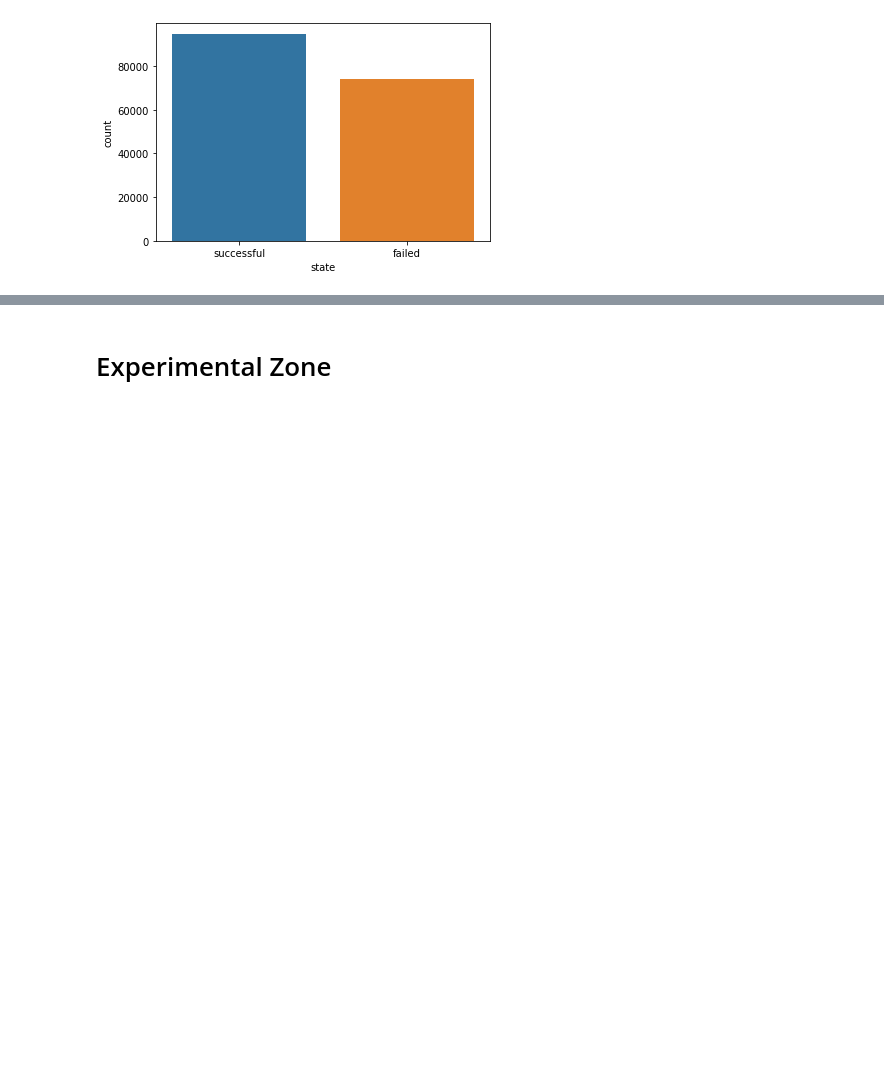
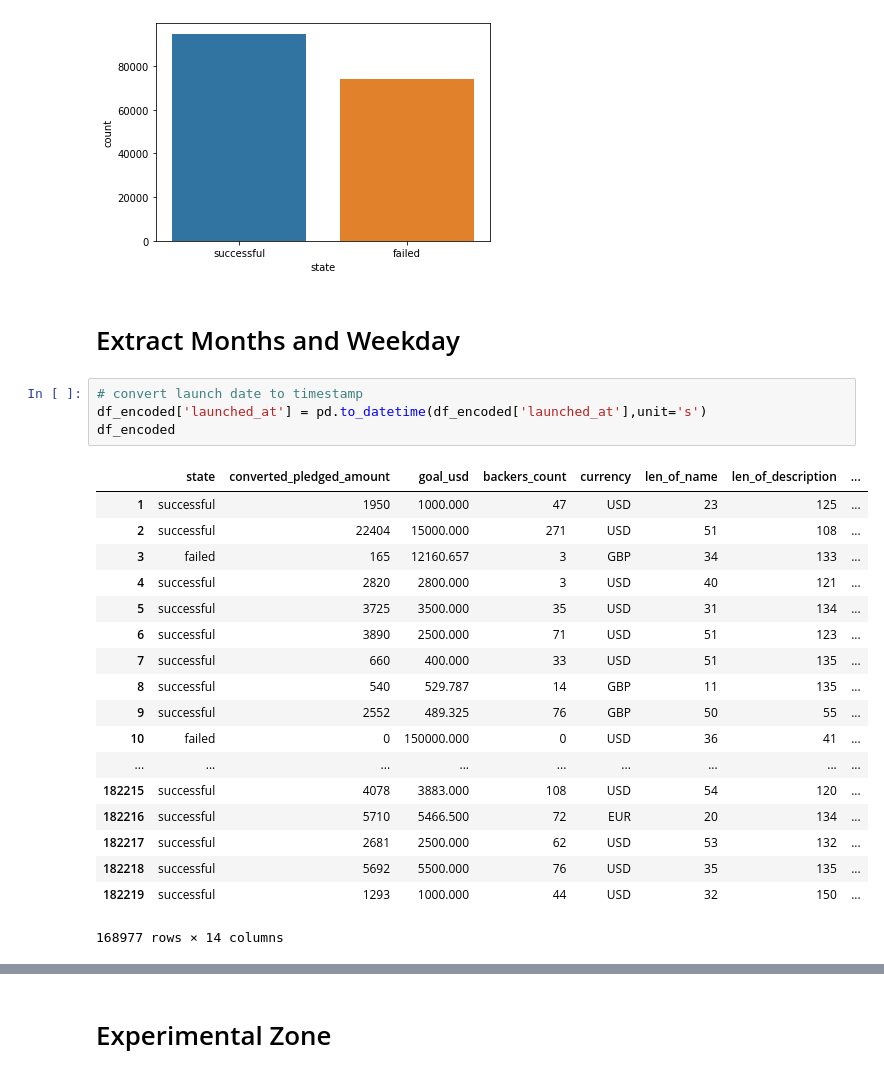
Before and after one commit to fabwerk90/Kickstarter---Project-Success-Prediction, a Jupyter notebook: Feature Engineering.ipynb, the cells around one changed output, grey strips where cells are left out. Cells and saved outputs as stored; diff of their text form; blank space fills up the shorter version.

Commit message:
extracted weekdays and months

```diff
--- a/Feature Engineering.ipynb
+++ b/Feature Engineering.ipynb
@@ -68,3 +67,28 @@ sns.countplot(x="state", data=df_encoded)
 # %% [output]
 <matplotlib.axes._subplots.AxesSubplot at 0x...>
 [figure]
+# %% [markdown]
+# Extract Months and Weekday
+# %%
+# convert launch date to timestamp
+df_encoded['launched_at'] = pd.to_datetime(df_encoded['launched_at'],unit='s')
+df_encoded
+# %% [output]
+|  | state | converted_pledged_amount | goal_usd | backers_count | currency | len_of_name | len_of_description | ... |
+| 1 | successful | 1950 | 1000.000 | 47 | USD | 23 | 125 | ... |
+| 2 | successful | 22404 | 15000.000 | 271 | USD | 51 | 108 | ... |
+| 3 | failed | 165 | 12160.657 | 3 | GBP | 34 | 133 | ... |
+| 4 | successful | 2820 | 2800.000 | 3 | USD | 40 | 121 | ... |
+| 5 | successful | 3725 | 3500.000 | 35 | USD | 31 | 134 | ... |
+| 6 | successful | 3890 | 2500.000 | 71 | USD | 51 | 123 | ... |
+| 7 | successful | 660 | 400.000 | 33 | USD | 51 | 135 | ... |
+| 8 | successful | 540 | 529.787 | 14 | GBP | 11 | 135 | ... |
+| 9 | successful | 2552 | 489.325 | 76 | GBP | 50 | 55 | ... |
+| 10 | failed | 0 | 150000.000 | 0 | USD | 36 | 41 | ... |
+| ... | ... | ... | ... | ... | ... | ... | ... | ... |
+| 182215 | successful | 4078 | 3883.000 | 108 | USD | 54 | 120 | ... |
+| 182216 | successful | 5710 | 5466.500 | 72 | EUR | 20 | 134 | ... |
+| 182217 | successful | 2681 | 2500.000 | 62 | USD | 53 | 132 | ... |
+| 182218 | successful | 5692 | 5500.000 | 76 | USD | 35 | 135 | ... |
+| 182219 | successful | 1293 | 1000.000 | 44 | USD | 32 | 150 | ... |
+168977 rows × 14 columns
```
Also changed, not shown: parts of 4 cells of this notebook.
